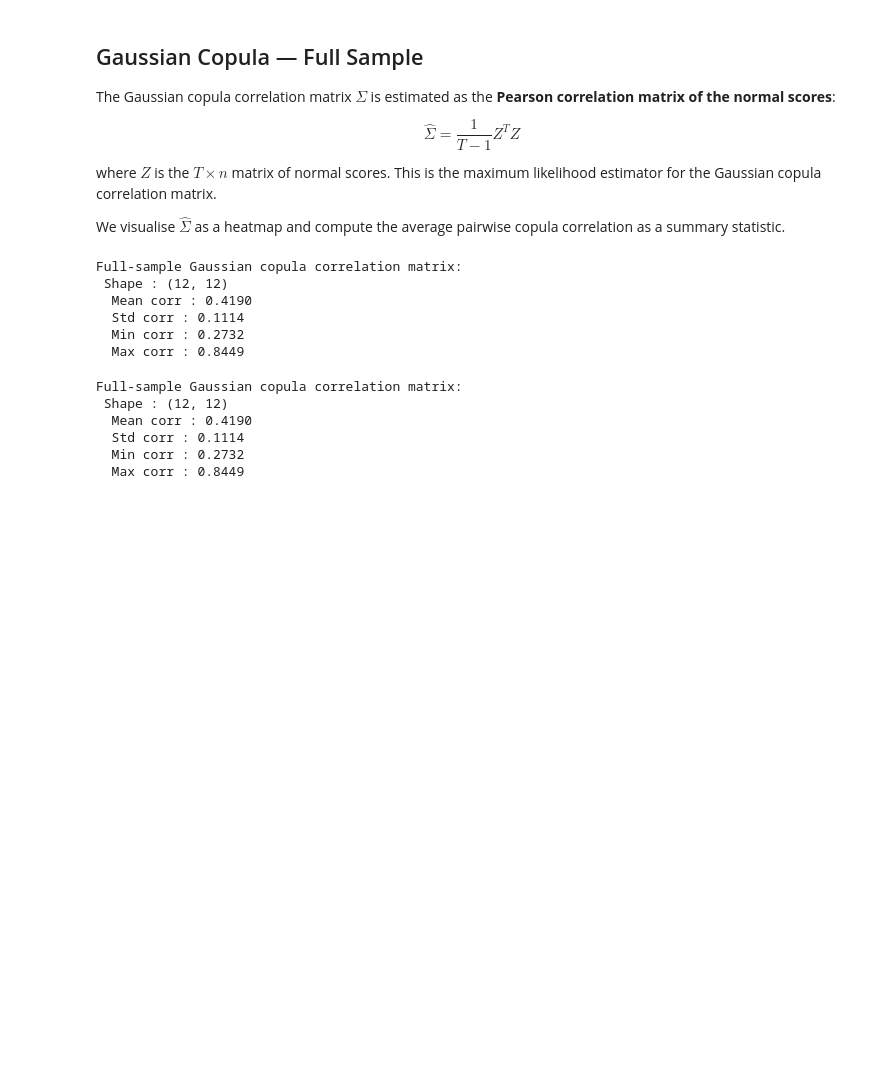
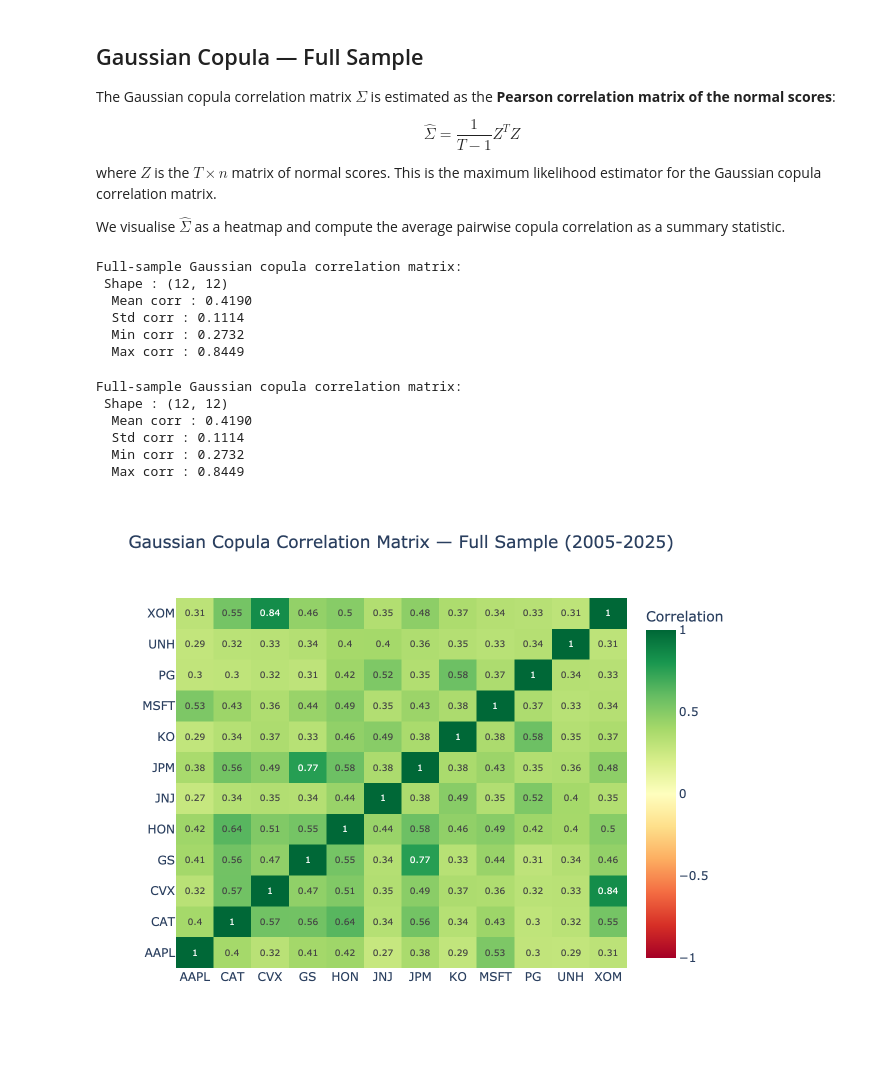
Before and after one commit to xzdada/Market-Risk, a Jupyter notebook: notebooks/04_correlation_copula.ipynb, the cells around one changed output. Drawn from its saved outputs; the diff is of its cells as text; code cells hidden in the pictures; blank space fills up the shorter version.

```diff
--- a/notebooks/04_correlation_copula.ipynb
+++ b/notebooks/04_correlation_copula.ipynb
@@ -169,31 +171,34 @@ print(f'  Min corr : {off_diag.min():.4f}')
 print(f'  Max corr : {off_diag.max():.4f}')
 
 FIGURES_DIR = ROOT / 'figures'
 FIGURES_DIR.mkdir(exist_ok=True)
 
 fig = go.Figure(go.Heatmap(
     z = copula_corr_full.values,
     x = TICKERS,
     y = TICKERS,
     colorscale = 'RdYlGn',
     zmin=-1, zmax=1,
     text = copula_corr_full.round(2).values,
     texttemplate = '%{text}',
     textfont = dict(size=9),
     colorbar = dict(title='Correlation'),
 ))
 fig.update_layout(
     title  = 'Gaussian Copula Correlation Matrix — Full Sample (2005-2025)',
     height = 550,
     width  = 650,
 )
-fig.show()
+fig.show() # Interactive Plotly
 
+#  Static PNG (saved + displayed inline)
 fig.write_image(str(FIGURES_DIR / '04_copula_corr_full.png'), scale=2)
+display(IPImage(filename=str(FIGURES_DIR / '04_copula_corr_full.png'), width=650))
 # %% [output]
 Full-sample Gaussian copula correlation matrix:
  Shape : (12, 12)
   Mean corr : 0.4190
   Std corr : 0.1114
   Min corr : 0.2732
   Max corr : 0.8449
+[figure, added]
```
Also changed, not shown: parts of 2 cells of this notebook.
